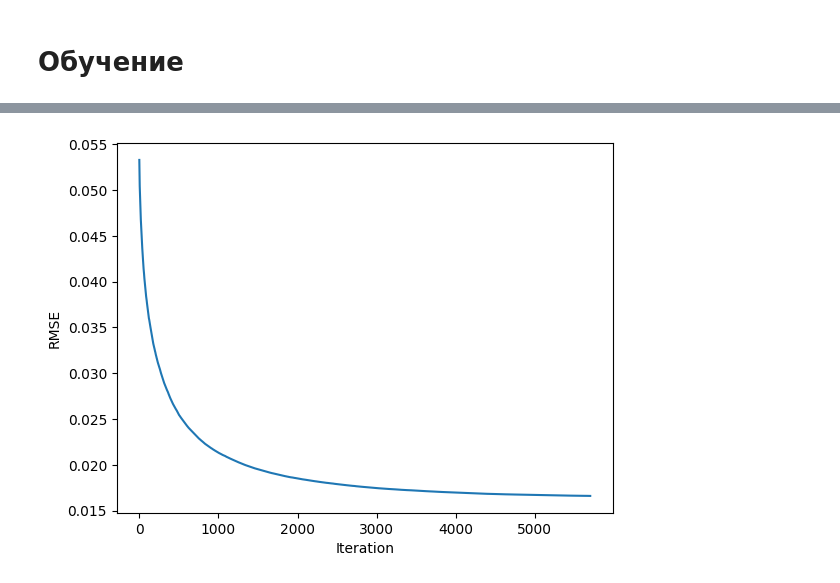
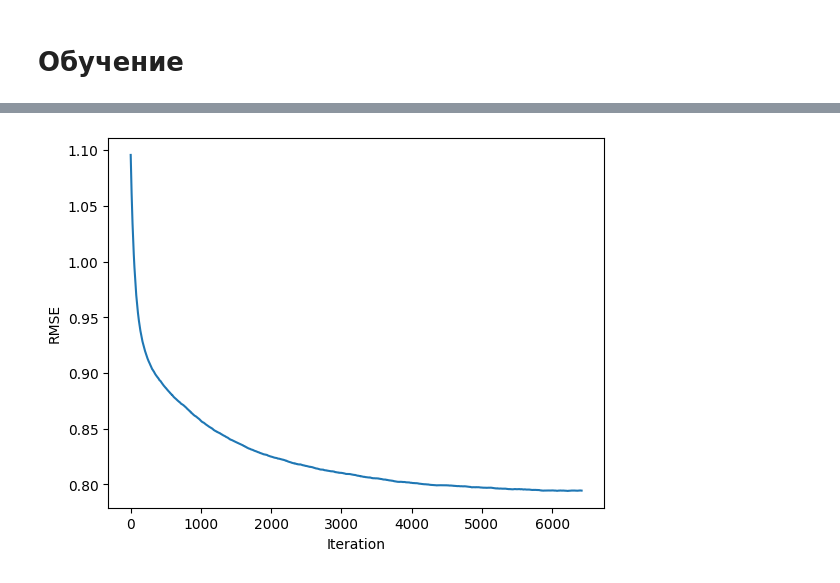
Before and after one commit to temaptz/ticker-analysis, a Jupyter notebook: jupyter/learn_ta_3_volume.ipynb, the cells around one changed output, grey strips where cells are left out. Saved outputs shown, nothing was run; the diff lists cells and outputs as text; code cells hidden in the pictures.

```diff
--- a/jupyter/learn_ta_3_volume.ipynb
+++ b/jupyter/learn_ta_3_volume.ipynb
@@ -198,23 +154,11 @@ Y_test shape: (48581,)
 # %%
 def get_feature_names() -> list:
-    feature_names = [
-        'target_date_days',
-        'currency',
-        'country_of_risk',
-    ]
+    feature_names = []
 
     for i in range(20):
         feature_names.extend([
-            f'candle_open_rel_{i}',
-            f'candle_close_rel_{i}',
-            f'candle_high_rel_{i}',
-            f'candle_low_rel_{i}',
-            f'candle_ema50_rel_{i}',
-            f'candle_volume_rel_{i}',
-            f'candle_rsi_{i}',
-            f'candle_macd_rel_{i}',
-            f'candle_macd_sign_{i}',
-            f'candle_news_influence_score_{i}',
+            f'volume_norm_{i}',
+            f'rsi_norm_{i}',
         ])
 
     return feature_names
@@ -222,7 +166,7 @@ def get_feature_names() -> list:
 import catboost
 
 text_features = []
-cat_features = ['currency', 'country_of_risk']
+cat_features = []
 
 train_pool = catboost.Pool(
     data=x_train,
@@ -261,8 +205,6 @@ regressor_params = {
     'random_seed': 42,
     'verbose': 100,
     'early_stopping_rounds': 200,
-    'eval_metric': 'RMSE',
-    'loss_function': 'RMSE',
     'nan_mode': 'Min',
     'use_best_model': True,
 }
@@ -311,13 +253,11 @@ study.best_params
 # %%
 params = regressor_params
 params.update(
-    iterations=study.best_params.get('iterations', 10_000),
-    learning_rate=study.best_params.get('learning_rate', 0.27),
-    depth=study.best_params.get('depth', 7),
-    l2_leaf_reg=study.best_params.get('l2_leaf_reg', 3),
+    iterations=10_000, #study.best_params.get('iterations', 5_000),
+    learning_rate=0.01, #study.best_params.get('learning_rate', 0.27),
 )
 
-model_0 = catboost.CatBoostRegressor(**params)
+model_0 = catboost.CatBoostClassifier(**params)
 
 model_0.fit(
     train_pool,
@@ -329,12 +286,12 @@ model_0.fit(
 # %%
 import matplotlib.pyplot as plt
 
-plt.plot(model_0.get_evals_result()['validation']['RMSE'])
+plt.plot(model_0.get_evals_result()['validation']['MultiClass'])
 plt.xlabel('Iteration')
 plt.ylabel('RMSE')
 plt.show()
 # %% [output]
-[figure, old version]
+[figure, new version]
 # %%
 model_0_file_path = './ta-3_technical.cbm'
 model_0.save_model(model_0_file_path)
```
Also changed, not shown: parts of 31 cells of this notebook, 24 other files.
